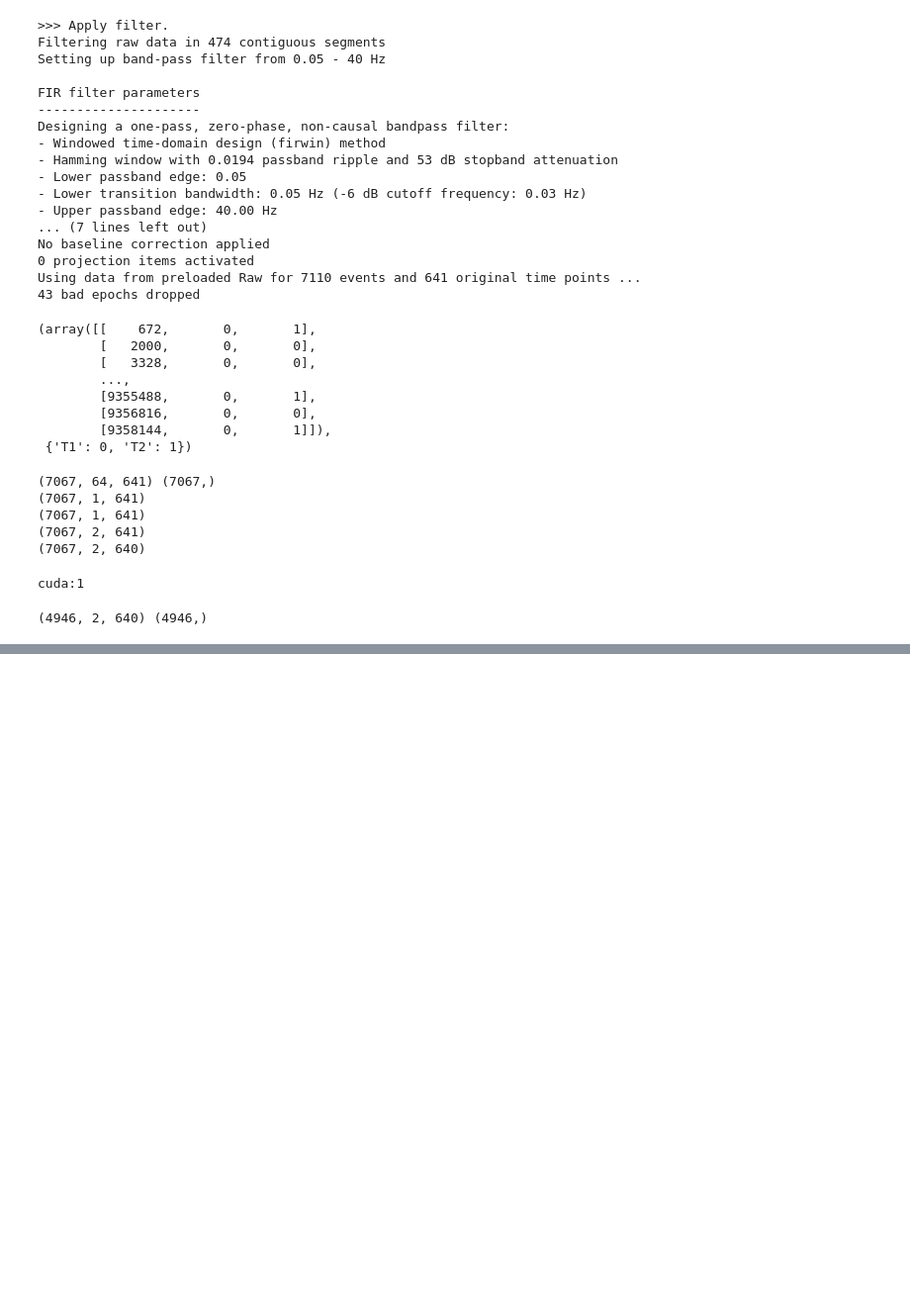
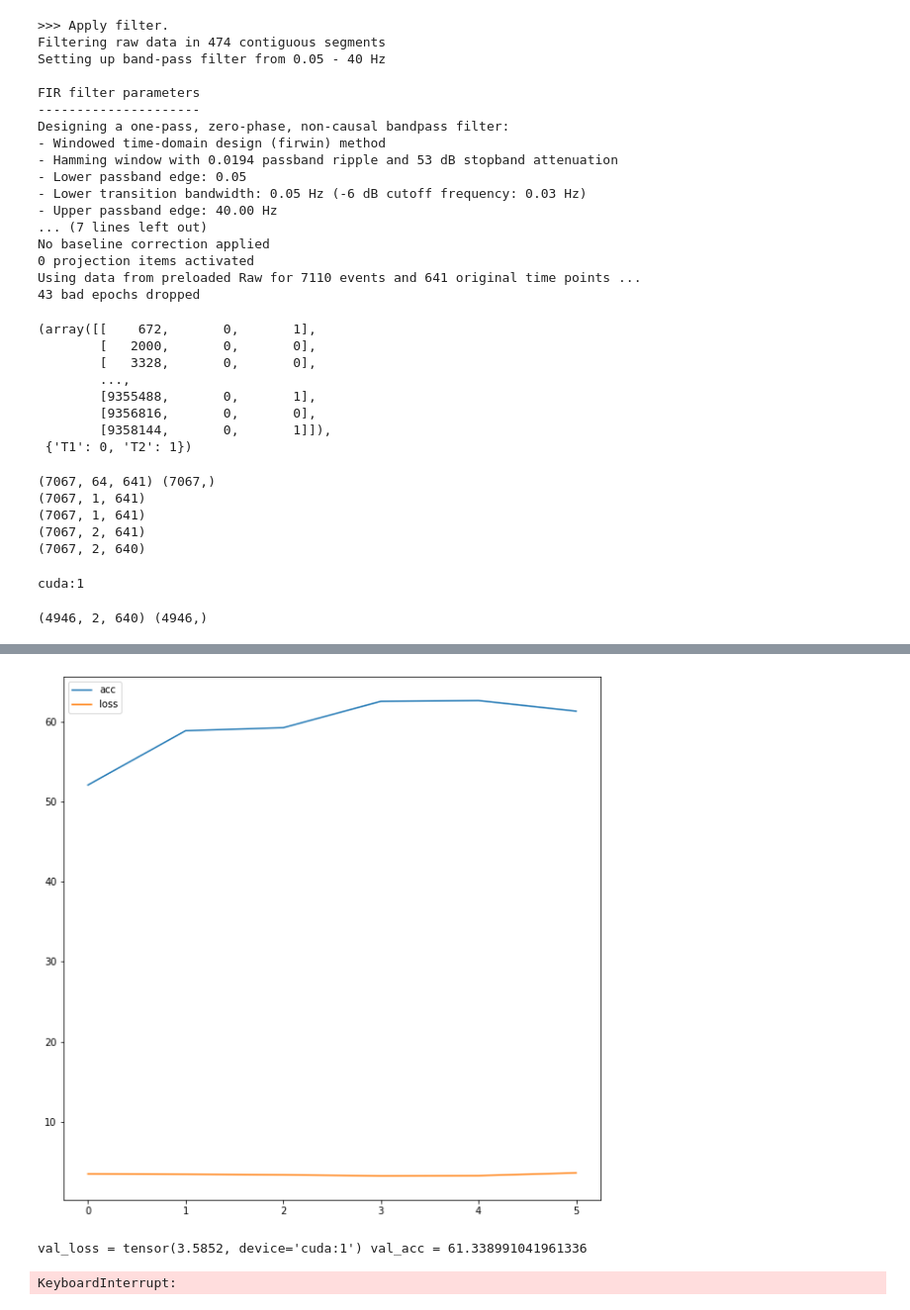
Before and after one commit to nutapol97/ssl-for-mi, a Jupyter notebook: contrast_modified.ipynb, the cells around one changed output, grey strips where cells are left out. Shown: that part at 99% size. Saved outputs shown, nothing was run; the diff lists cells and outputs as text; code cells hidden in the pictures; blank space fills up the shorter version.

```diff
--- a/contrast_modified.ipynb
+++ b/contrast_modified.ipynb
@@ -1048,7 +1048,8 @@ Epoch: 301 lr?: 0.6511555364245596 error: 0.30994743226849975  train_loss = tens
 # %%
 net = resnet18(classification=True).to(device)
 #net = nn.DataParallel(net)
-checkpoint = torch.load(os.path.join("logs/resnet17_05160848",'best_w.pth'))
+checkpoint = torch.load(os.path.join(model_save_dir,'best_w.pth'))
+#checkpoint = torch.load(os.path.join("logs/resnet17_05170339",'best_w.pth'))
 net.load_state_dict(checkpoint['state_dict'], strict=False)
 criterion = nn.CrossEntropyLoss().to(device)
 
@@ -1062,12 +1063,16 @@ optimizer.step()
 scheduler_warmup.step()
 
 
-batch_size = 256
+batch_size = 512
 
 val_acc_list = []
+loss_list = []
+acc_plot = []
 n_train_samples = x_train.shape[0]
 iter_per_epoch = n_train_samples // batch_size + 1
 best_acc = -1
+
+
 
 for epoch in range(epochs_t):
     net.train()
@@ -1095,31 +1100,37 @@ for epoch in range(epochs_t):
     print("Epoch:", epoch,"lr:", current_lr," train_loss =", loss_sum.data, " train_acc =", train_acc)
     # scheduler.step()
     scheduler_warmup.step()
     val_loss = 0
     evaluation = []
     pred_v = []
     true_v = []
     with torch.no_grad():
         net.eval()
         for X, y in test_iter:
             output = net(X)
             _, predicted = torch.max(output.data, 1)
             evaluation.append((predicted == y).tolist())
             l = criterion(output, y)
             val_loss += l
             pred_v.append(predicted.tolist())
             true_v.append(y.tolist())
     evaluation = [item for sublist in evaluation for item in sublist]
     pred_v = [item for sublist in pred_v for item in sublist]
     true_v = [item for sublist in true_v for item in sublist]
 
-    running_acc = sum(evaluation) / len(evaluation)
+    running_acc = sum(evaluation)*100 / len(evaluation)
     val_acc_list.append(running_acc)
+    loss_list.append(val_loss.cpu())
+    do_plot_acc_loss(val_acc_list, loss_list)
     print("val_loss =", val_loss, "val_acc =", running_acc)
 
 
     state = {"state_dict": net.state_dict(), "epoch": epoch}
     save_ckpt(state, best_acc < running_acc, model_save_dir, 'best_cls.pth')
     best_acc = max(best_acc, running_acc)
 
 print("Highest acc:", max(val_acc_list))
+# %% [output]
+[figure, added]
+val_loss = tensor(3.5852, device='cuda:1') val_acc = 61.338991041961336
+KeyboardInterrupt:
```
Also changed, not shown: parts of 5 cells of this notebook, 9 other files.
